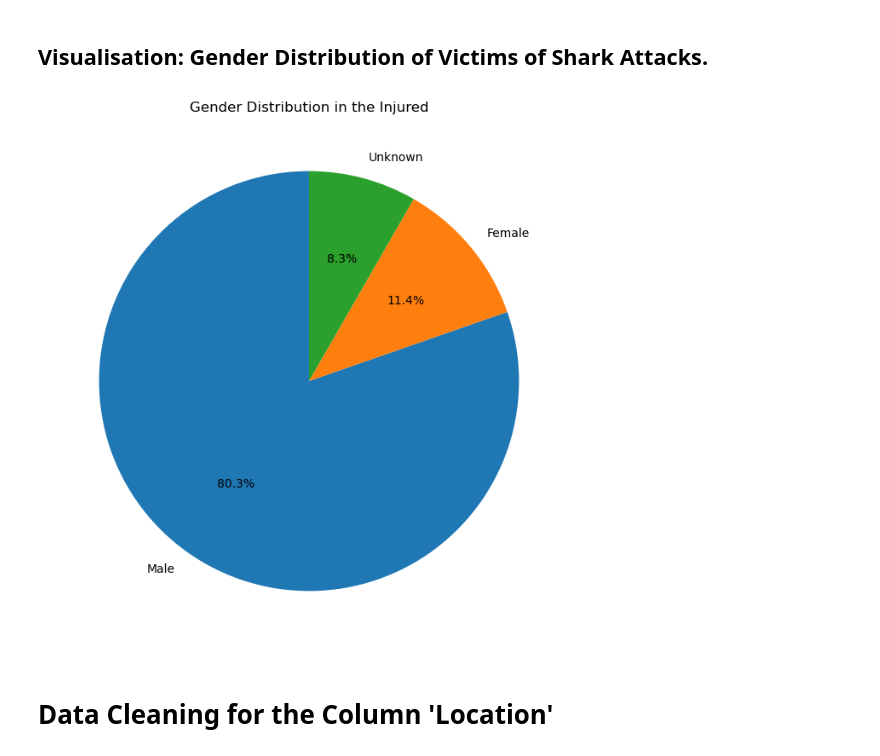
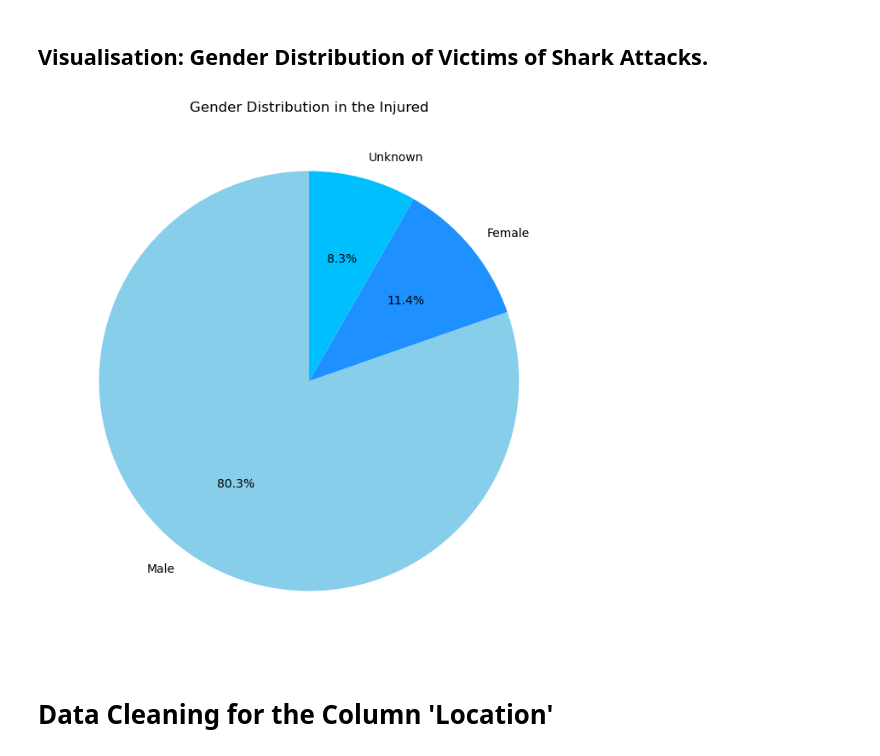
Before and after one commit to SheryllD/shark_attacks_project, a Jupyter notebook: Shark_Tale_Main.ipynb, the cells around one changed output. Saved outputs shown, nothing was run; the diff lists cells and outputs as text; code cells hidden in the pictures.

```diff
--- a/Shark_Tale_Main.ipynb
+++ b/Shark_Tale_Main.ipynb
@@ -812,17 +815,17 @@ plt.show()
 # %%
 df["Gender"] = df["Gender"].fillna("Unknown")  # Replace NaN with "Unknown"
 
 gender_grp = df.groupby("Gender")
 gender_country_grp = gender_grp["Country"].count()
 gender_of_injured = gender_country_grp.sort_values(ascending=False)
 gender_of_injured.index = gender_of_injured.index.map({"M": "Male", "F": "Female"}).fillna("Unknown")  # Map known values and keep "Unknown"
 
 plt.figure(figsize=(8, 8))
-plt.pie(gender_of_injured, labels=gender_of_injured.index, autopct="%1.1f%%", startangle=90)
+plt.pie(gender_of_injured, labels=gender_of_injured.index, autopct="%1.1f%%", startangle=90, colors=["skyblue", "dodgerblue", "deepskyblue"] )
 plt.title("Gender Distribution in the Injured")
 plt.show()
 # %% [output]
-[figure, old version]
+[figure, new version]
 # %% [markdown]
 # Data Cleaning for the Column 'Location'
 # %%
```
Also changed, not shown: parts of 2 cells of this notebook.
